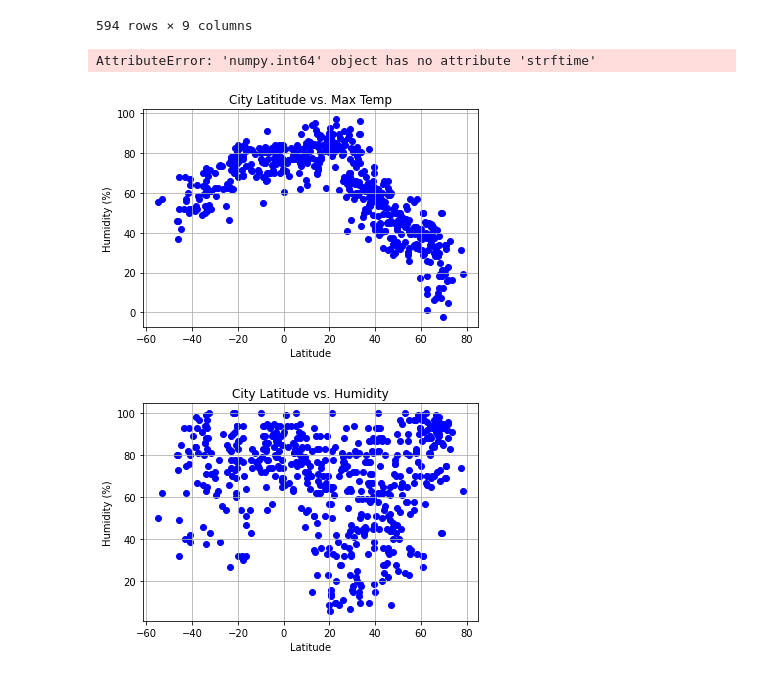
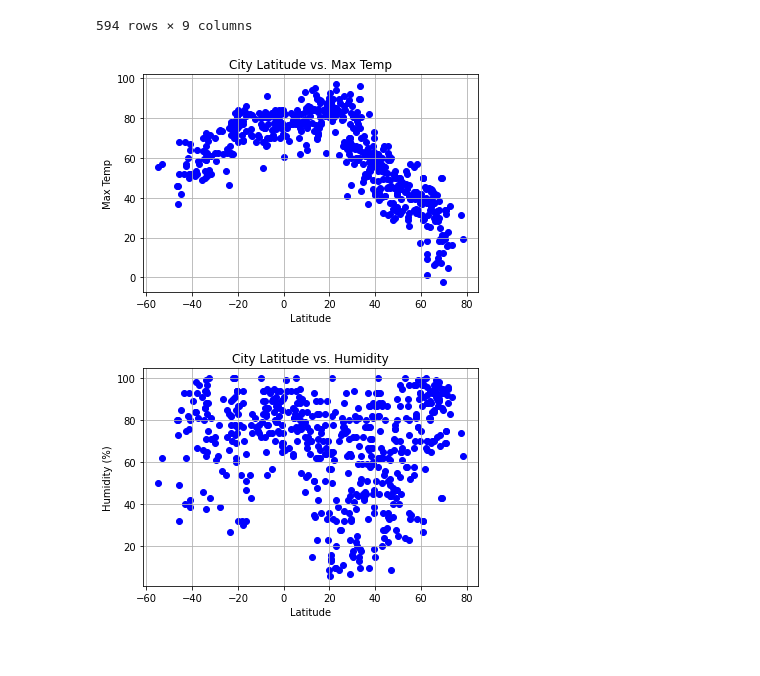
Before and after one commit to bennetyousuf/python-api-challenge, a Jupyter notebook: WeatherPy/WeatherPy.ipynb, the cells around one changed output. Cells and saved outputs as stored; diff of their text form; code cells hidden in the pictures.

```diff
--- a/WeatherPy/WeatherPy.ipynb
+++ b/WeatherPy/WeatherPy.ipynb
@@ -172,53 +172,18 @@ cities_df_humidity
 | 257 | Kidal | 18.4411 | 1.4078 | 0 | 94.44 | 5 | 6.60 | ML | 1619380367 |
 | 390 | Raton | 36.9034 | -104.4391 | 1 | 80.60 | 5 | 20.71 | US | 1619380419 |
 594 rows × 9 columns
-# %%
-#Plotting Data
-#Lattitude vs Temperature Plot
-
-#To convert to get current time stamp, select one time (index 0) from the "Date" column. Values currently in integer data type
-
-converted_date = cities_df["Date"][0]
-# converted_date = datetime.utcfrometimestamp(converted_date)
-converted_date
-
-converted_date_title = converted_date.strftime("%m/%d/%Y")
-converted_date_title
-
-#
-
-# #Convert Time from Integer to Date Time format for Title - how do i do this?
-# #Select first value of cities_df dataframe to convert
-
-# title_date = cities_df["Date"][0]
-
-# #Convert value from integer to utc format to get current date--how to convert without importing?
-# converted_title_date = title_time.datetime.utcfromtitle_time(title_time)
-# converted_title_date
-# final_title_date = datetime.date(converted_title_date)
-
-# #Creating Scatterplot
-# plt.scatter(cities_df["Lat"], cities_df["Max Temp"], marker = "o", color = "blue")
-# plt.grid()
-# plt.xlabel("Latitude")
-# plt.ylabel("Max Temperature (F)")
-# plt.title(f"City Latitude vs. Max Temperature")
-# plt.savefig("City Latitude vs Max Temperature")
-# plt.show()
-# %% [output]
-AttributeError: 'numpy.int64' object has no attribute 'strftime'
 # %%
 #Plotting Data
 #Lattitude vs Temperature Plot
 plt.scatter(cities_df["Lat"], cities_df["Max Temp"], marker = "o", color = "blue")
 plt.grid()
 plt.xlabel("Latitude")
-plt.ylabel("Humidity (%)")
+plt.ylabel("Max Temp")
 plt.title(f"City Latitude vs. Max Temp")
-plt.savefig("/Users/bennetyousuf/Desktop/BCS/python-api-challenge/WeatherPy/City Lattitude_vs_Humidity")
+plt.savefig("/Users/bennetyousuf/Desktop/BCS/python-api-challenge/WeatherPy/City Lattitude vs Max Temp")
 plt.show()
 # %% [output]
-[figure, old version]
+[figure, new version]
 # %%
 #Plotting Data
 #Lattitude vs Humidity Plot
```
Also changed, not shown: parts of 8 cells of this notebook, 4 other files.
